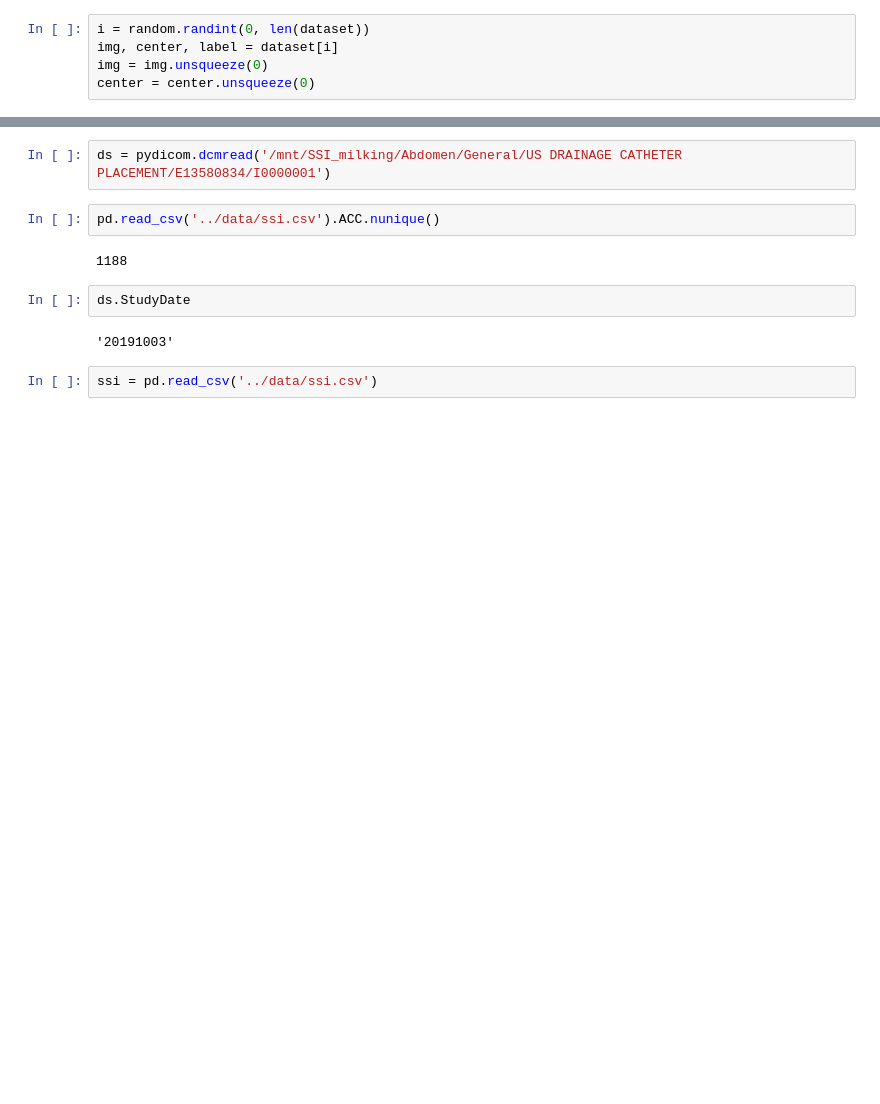
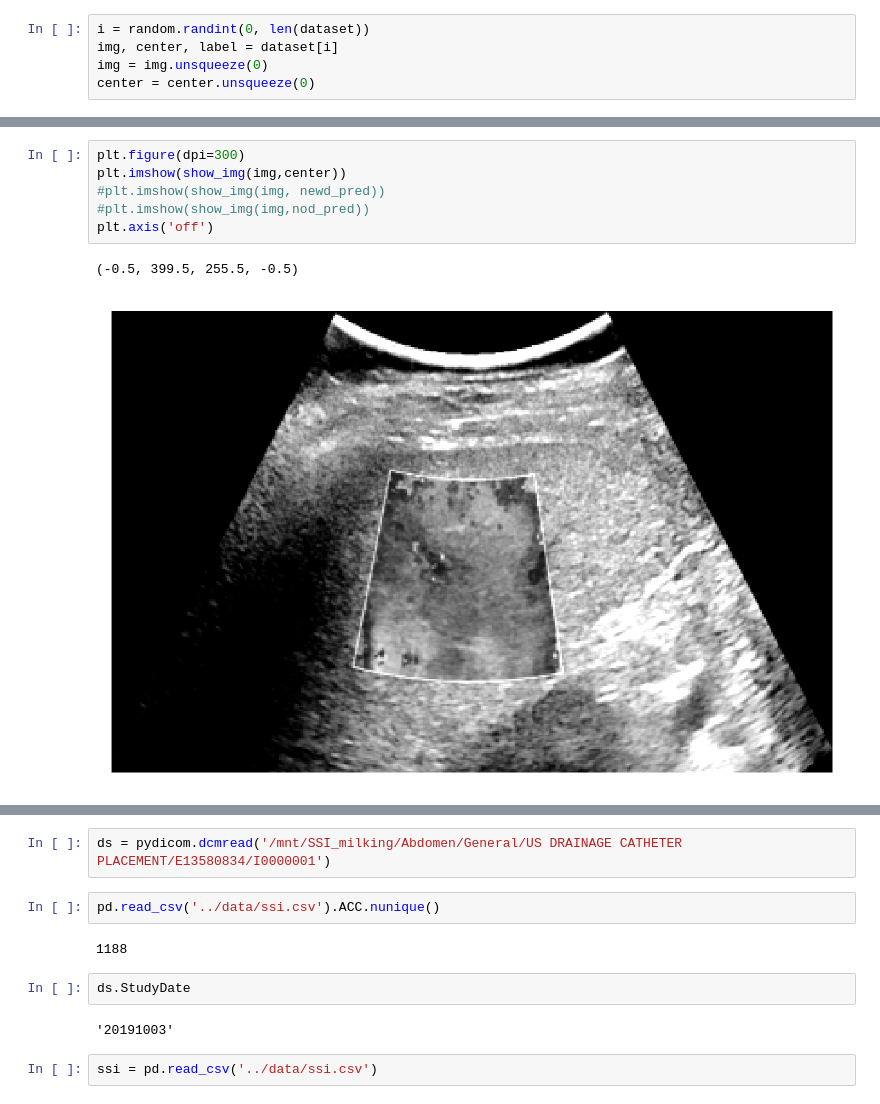
Before and after one commit to sdcjimmy/ContextEncoder, a Jupyter notebook: notebook/show_image_results.ipynb, the cells around one changed output, grey strips where cells are left out. Saved outputs shown, nothing was run; the diff lists cells and outputs as text; blank space fills up the shorter version.

```diff
--- a/notebook/show_image_results.ipynb
+++ b/notebook/show_image_results.ipynb
@@ -68,3 +102,12 @@ axes[2].imshow(show_img(img, d_pred))
+# %%
+plt.figure(dpi=300)
+plt.imshow(show_img(img,center))
+#plt.imshow(show_img(img, newd_pred))
+#plt.imshow(show_img(img,nod_pred))
+plt.axis('off')
+# %% [output]
+(-0.5, 399.5, 255.5, -0.5)
+[figure, added]
 # %%
 file_count = 0
 study_date = set()
```
Also changed, not shown: parts of 9 cells of this notebook, 12 other files.
